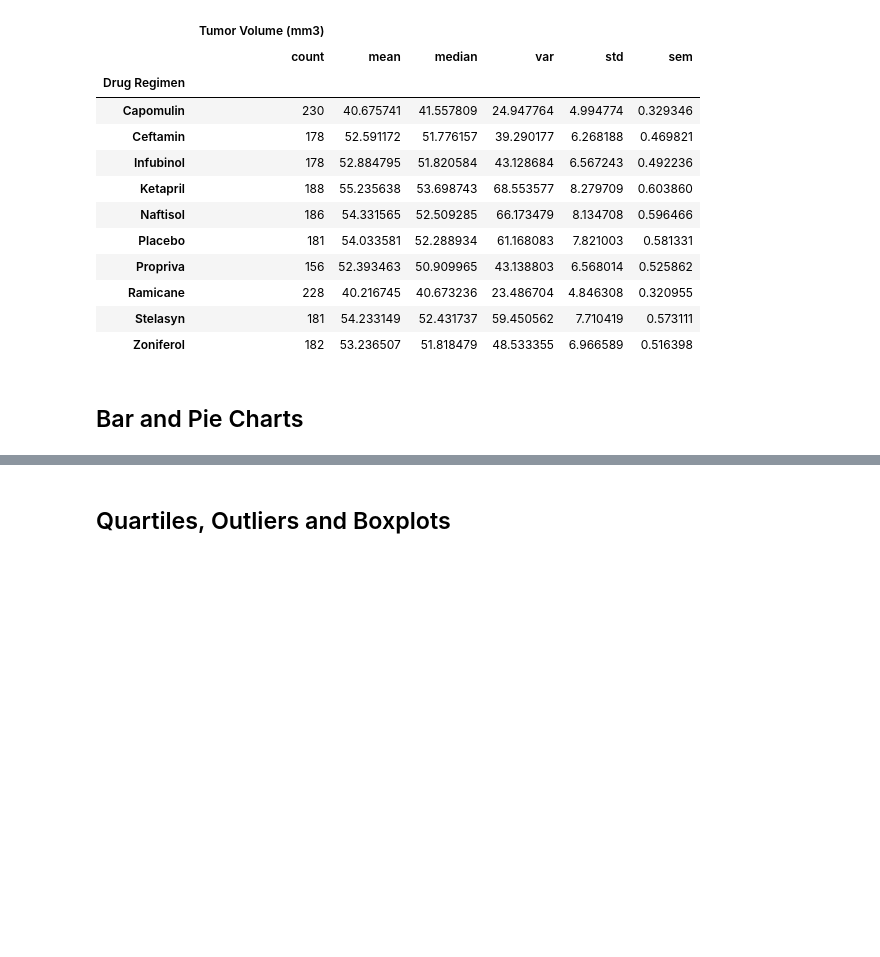
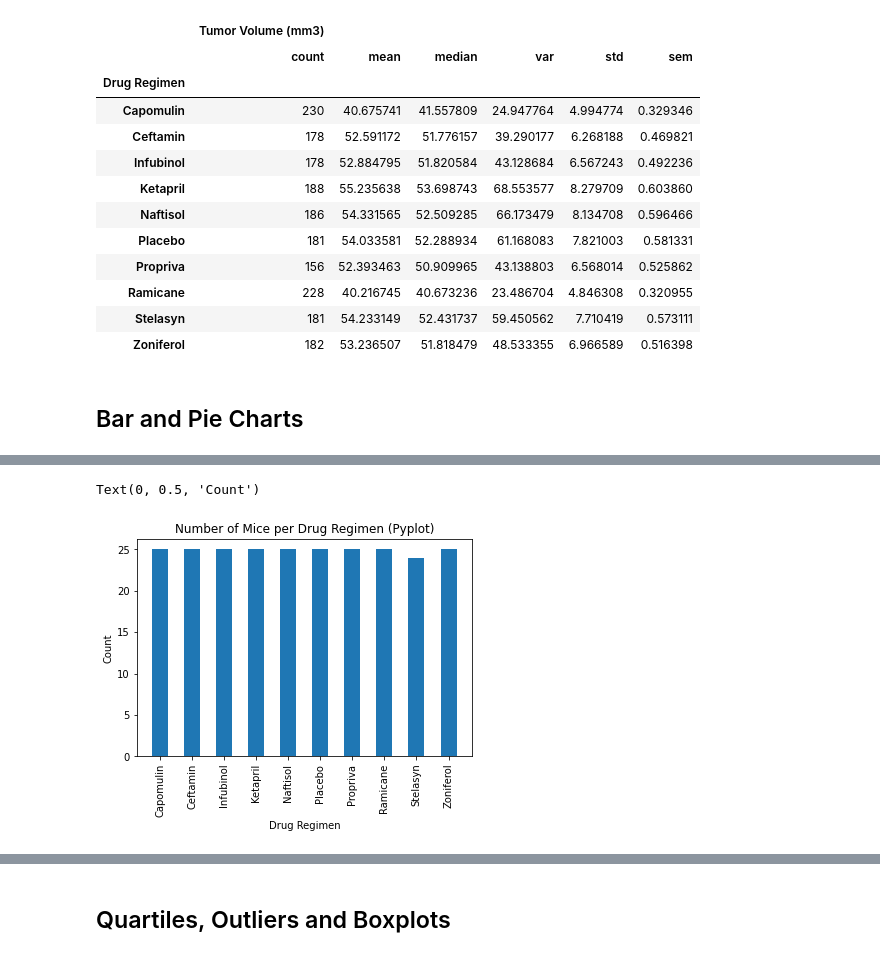
Before and after one commit to MattDavies1/UofT-Data-Bootcamp-Homework, a Jupyter notebook: 5-Matplotlib/Pymaceuticals/pymaceuticals_starter.ipynb, the cells around one changed output, grey strips where cells are left out. Cells and saved outputs as stored; diff of their text form; code cells hidden in the pictures; blank space fills up the shorter version.

```diff
--- a/5-Matplotlib/Pymaceuticals/pymaceuticals_starter.ipynb
+++ b/5-Matplotlib/Pymaceuticals/pymaceuticals_starter.ipynb
@@ -154,2 +152,11 @@ pharma_summary_2
 # %%
-# Generate a bar plot showing the total number of unique mice tested on each drug regimen using pyplot.
+# Generate a bar chart showing the total number of unique mice tested on each drug regimen using pyplot.
+unique_mice_counts = unique_mice_df.groupby('Drug Regimen').count()
+plt.bar(unique_mice_counts.index, unique_mice_counts['Mouse ID'], width = 0.5)
+plt.title('Number of Mice per Drug Regimen (Pyplot)')
+plt.xlabel('Drug Regimen')
+plt.xticks(rotation=90)
+plt.ylabel('Count')
+# %% [output]
+Text(0, 0.5, 'Count')
+[figure, added]
```
Also changed, not shown: parts of 26 cells of this notebook, 1 other file.
